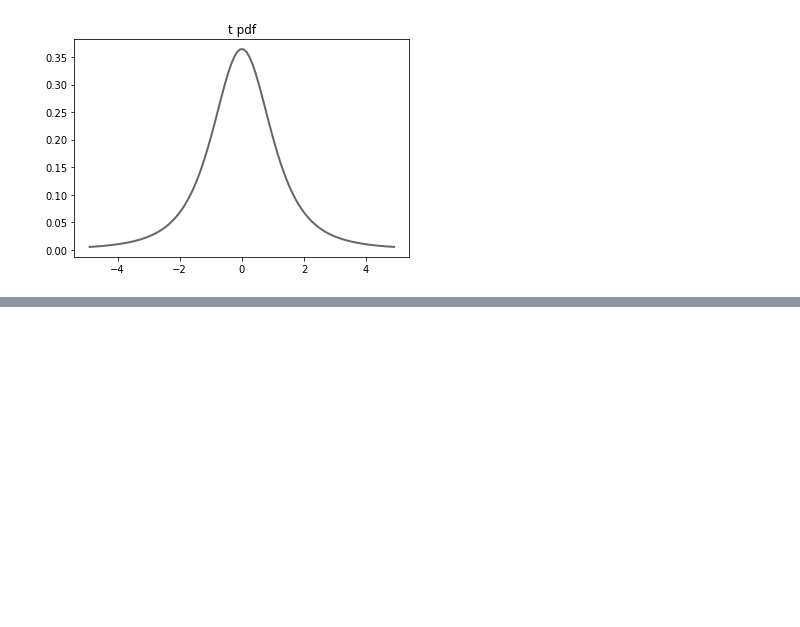
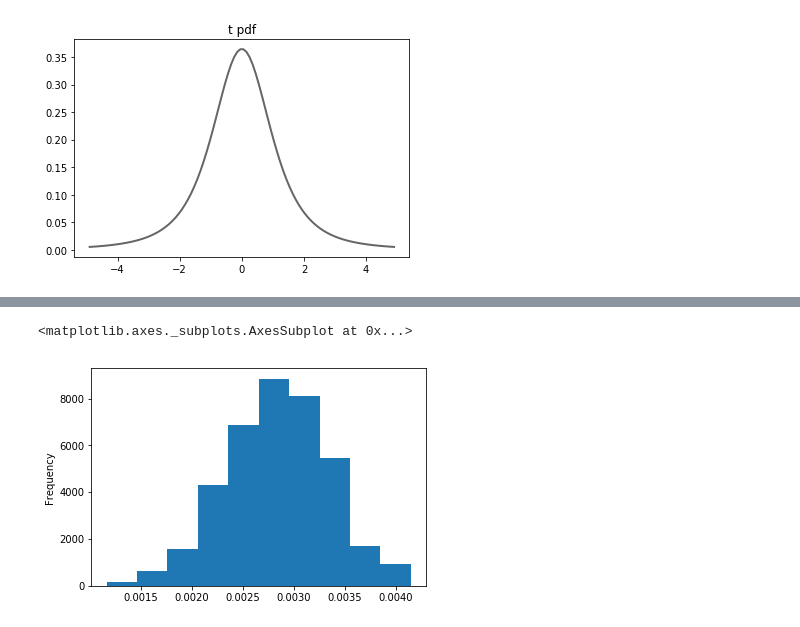
Before and after one commit to qiuxiao-chen/project-2, a Jupyter notebook: project2_anny.ipynb, the cells around one changed output, grey strips where cells are left out. Drawn from its saved outputs; the diff is of its cells as text; code cells hidden in the pictures; blank space fills up the shorter version.

Commit message:
add date

```diff
--- a/project2_anny.ipynb
+++ b/project2_anny.ipynb
@@ -102,3 +102,9 @@ plt.title('t pdf')
 # %% [output]
 Text(0.5, 1.0, 't pdf')
 [figure]
+# %%
+data_code_crime_prop = pd.DataFrame(crime['Report_Date'].value_counts(normalize=True).reset_index())
+data_code_crime_prop.columns = ['Report_Date', 'crime_prop_data']
+data_code_crime_prop
+crime = pd.merge(crime, data_code_crime_prop, on='Report_Date')
+crime
@@ -104,0 +125,6 @@ Text(0.5, 1.0, 't pdf')
+# %%
+# Not normal but close enough
+crime['crime_prop_data'].plot.hist()
+# %% [output]
+<matplotlib.axes._subplots.AxesSubplot at 0x...>
+[figure, added]
```
Also changed, not shown: parts of 2 cells of this notebook.
